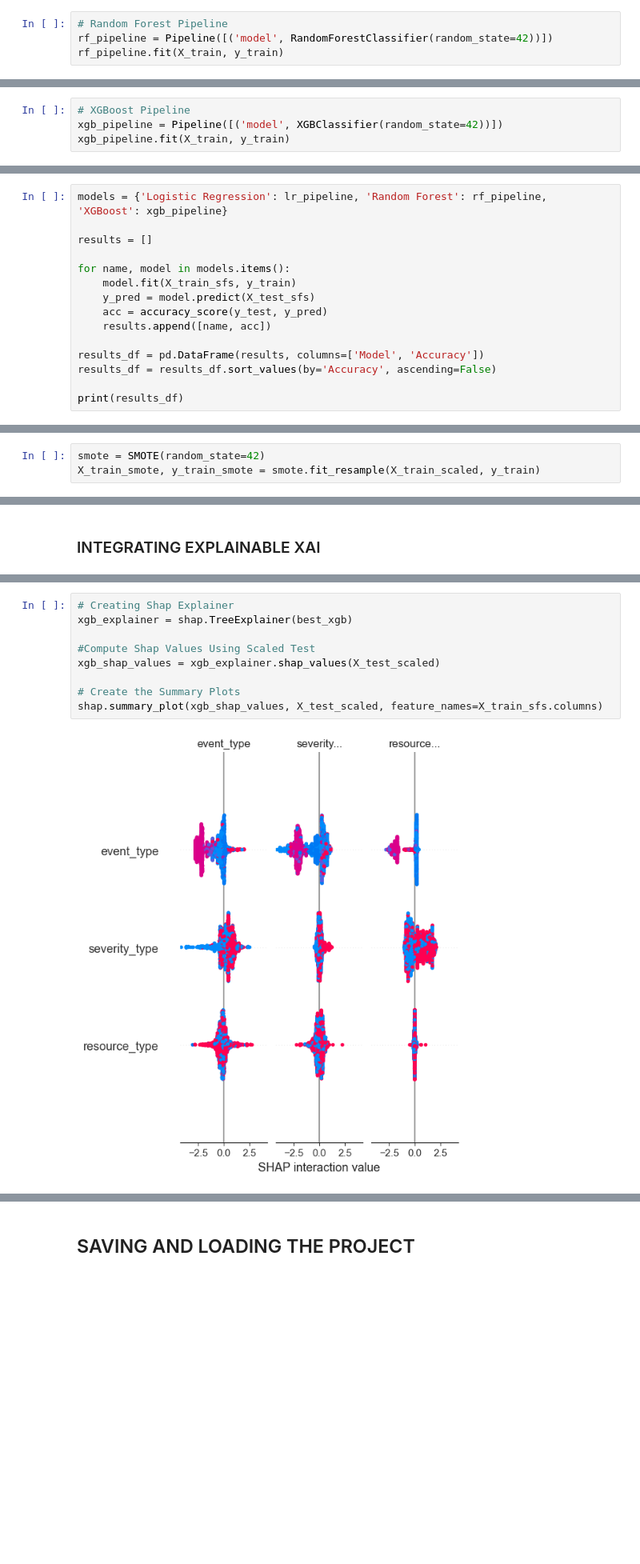
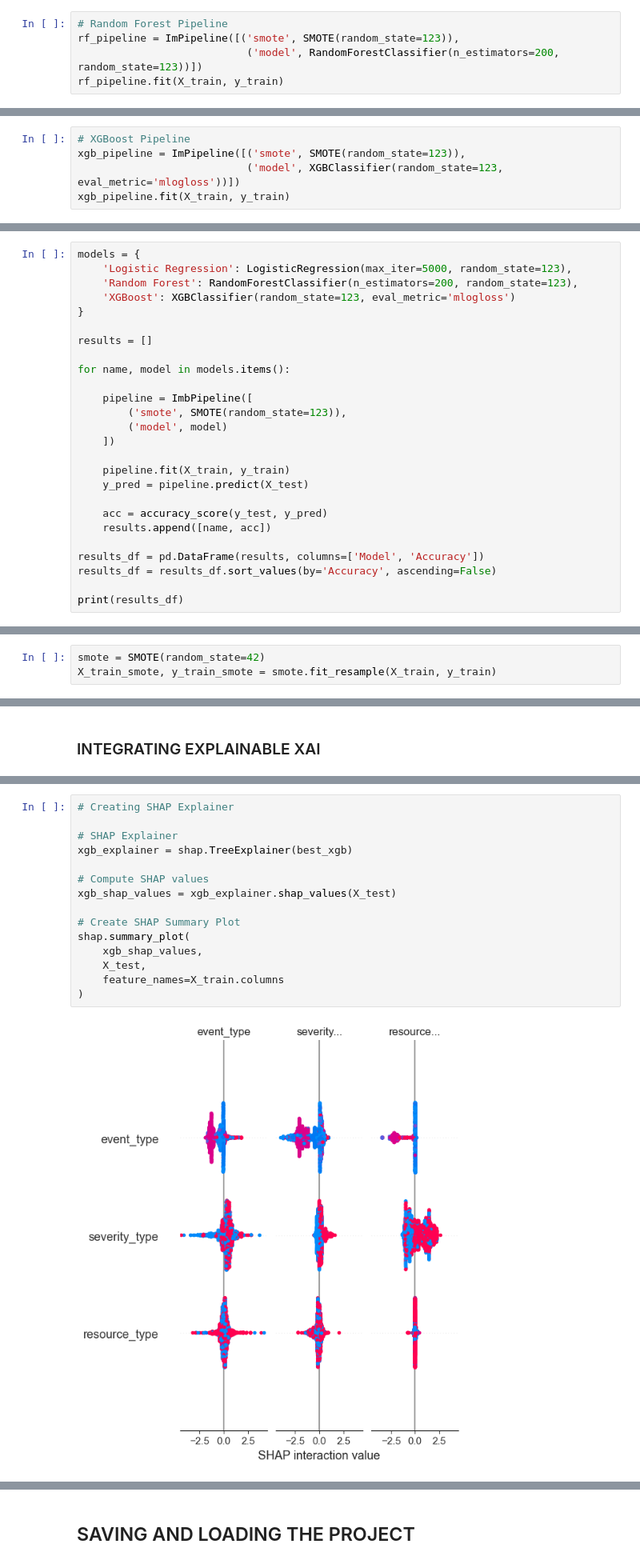
Before and after one commit to EzPhil001/Telstra-fault-severity-app, a Jupyter notebook: Philip Nwachukwu Eze - Final Python Project.ipynb, the cells around one changed output, grey strips where cells are left out. Shown at 80% size. Saved outputs shown, nothing was run; the diff lists cells and outputs as text; blank space fills up the shorter version.

```diff
--- a/Philip Nwachukwu Eze - Final Python Project.ipynb
+++ b/Philip Nwachukwu Eze - Final Python Project.ipynb
@@ -1091,5 +1095,6 @@ Pipeline(steps=[('scaler', StandardScaler()),
 # %%
 # Random Forest Pipeline
-rf_pipeline = Pipeline([('model', RandomForestClassifier(random_state=42))])
+rf_pipeline = ImPipeline([('smote', SMOTE(random_state=123)),
+                           ('model', RandomForestClassifier(n_estimators=200, random_state=123))])
 rf_pipeline.fit(X_train, y_train)
 # %% [output]
@@ -1097,5 +1104,6 @@ Pipeline(steps=[('model', RandomForestClassifier(random_state=42))])
 # %%
 # XGBoost Pipeline
-xgb_pipeline = Pipeline([('model', XGBClassifier(random_state=42))])
+xgb_pipeline = ImPipeline([('smote', SMOTE(random_state=123)),
+                           ('model', XGBClassifier(random_state=123, eval_metric='mlogloss'))])
 xgb_pipeline.fit(X_train, y_train)
 # %% [output]
@@ -1174,13 +1128,24 @@ X_test_sfs
 # %% [markdown]
 # Comparison Table Using Pipelines
 # %%
-models = {'Logistic Regression': lr_pipeline, 'Random Forest': rf_pipeline, 'XGBoost': xgb_pipeline}
+models = {
+    'Logistic Regression': LogisticRegression(max_iter=5000, random_state=123),
+    'Random Forest': RandomForestClassifier(n_estimators=200, random_state=123),
+    'XGBoost': XGBClassifier(random_state=123, eval_metric='mlogloss')
+}
 
 results = []
 
 for name, model in models.items():
-    model.fit(X_train_sfs, y_train)
-    y_pred = model.predict(X_test_sfs)
+
+    pipeline = ImbPipeline([
+        ('smote', SMOTE(random_state=123)),
+        ('model', model)
+    ])
+
+    pipeline.fit(X_train, y_train)
+    y_pred = pipeline.predict(X_test)
+
     acc = accuracy_score(y_test, y_pred)
     results.append([name, acc])
 
@@ -1246,7 +1183,7 @@ array([[-1.02343611,  0.84466682, -0.73114753, -0.9815003 ,  0.88379439],
 # Telstra Data Balancing/Resampling
 # %%
 smote = SMOTE(random_state=42)
-X_train_smote, y_train_smote = smote.fit_resample(X_train_scaled, y_train)
+X_train_smote, y_train_smote = smote.fit_resample(X_train, y_train)
 # %%
 #check new distribution
 y_train_smote.value_counts()
@@ -2293,14 +2349,20 @@ From the chart:
 # %%
-# Creating Shap Explainer
+# Creating SHAP Explainer
+
+# SHAP Explainer
 xgb_explainer = shap.TreeExplainer(best_xgb)
 
-#Compute Shap Values Using Scaled Test
-xgb_shap_values = xgb_explainer.shap_values(X_test_scaled)
+# Compute SHAP values
+xgb_shap_values = xgb_explainer.shap_values(X_test)
 
-# Create the Summary Plots
-shap.summary_plot(xgb_shap_values, X_test_scaled, feature_names=X_train_sfs.columns)
+# Create SHAP Summary Plot
+shap.summary_plot(
+    xgb_shap_values,
+    X_test,
+    feature_names=X_train.columns
+)
 # %% [output]
-[figure, old version]
+[figure, new version]
 # %% [markdown]
 ## Interpretation of the SHAP Summary Plot (Beeswarm Plot)
 The SHAP summary plot provides a more detailed explanation of how each feature affects predictions across all observations.
```
Also changed, not shown: parts of 72 cells of this notebook, 7 other files.
